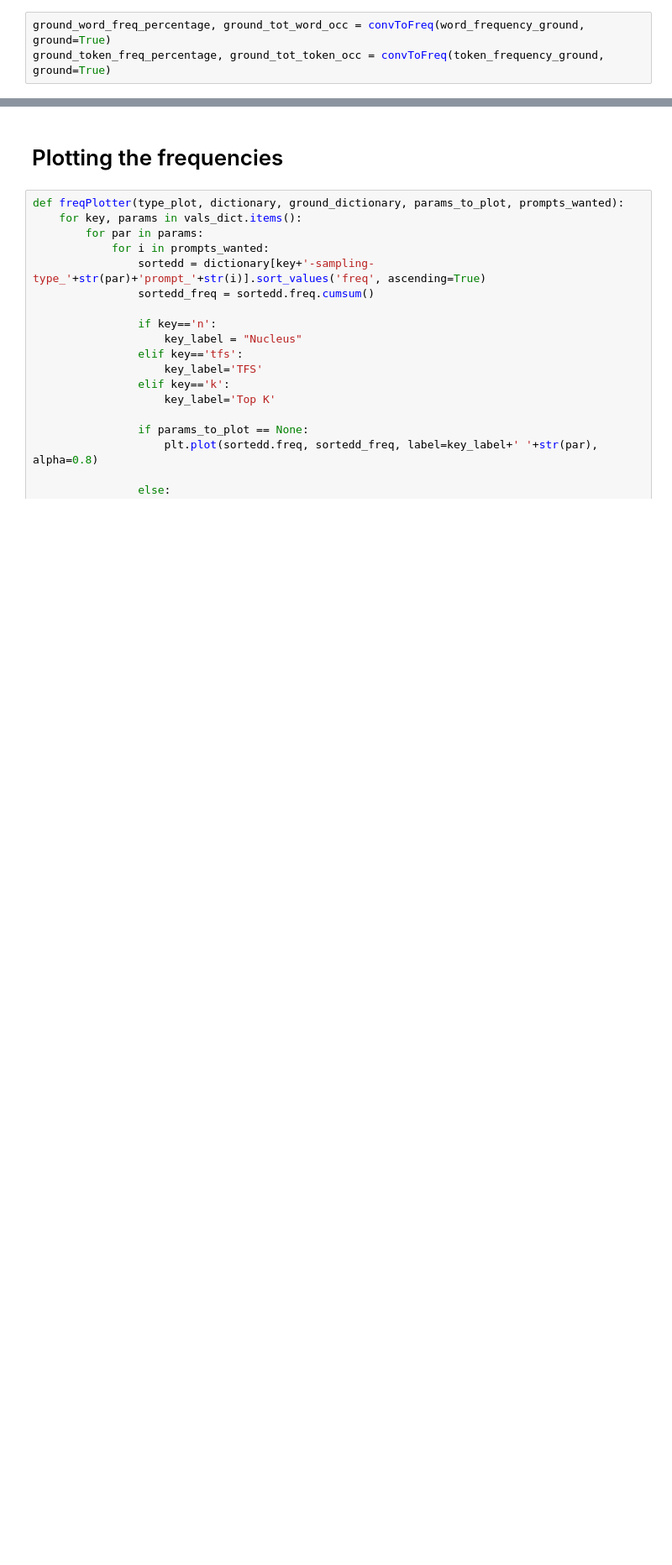
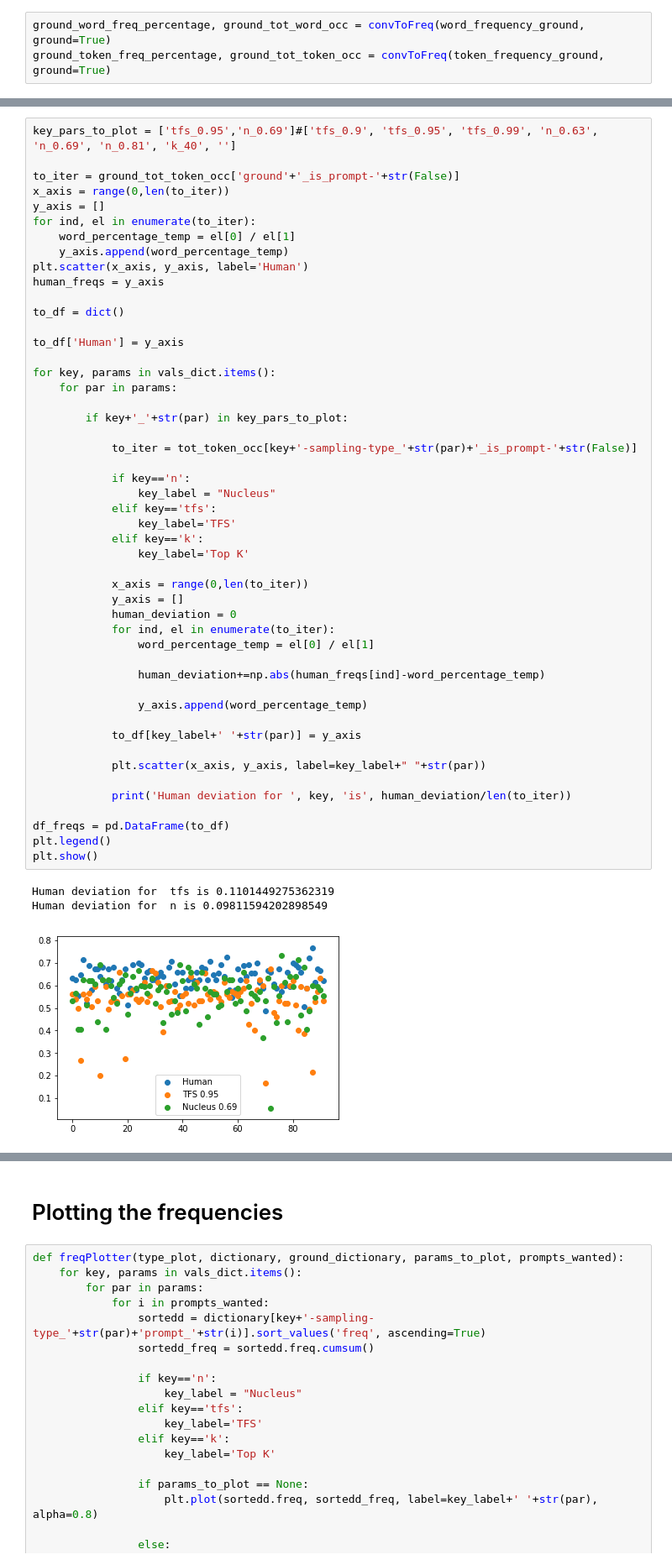
Before and after one commit to TrentBrick/tail-sampling, a Jupyter notebook: VocabDiversityAnalysis.ipynb, the cells around one changed output, grey strips where cells are left out. Shown: that part at 84% size. Saved outputs shown, nothing was run; the diff lists cells and outputs as text; blank space fills up the shorter version.

```diff
--- a/VocabDiversityAnalysis.ipynb
+++ b/VocabDiversityAnalysis.ipynb
@@ -326,0 +459,53 @@ ground_token_freq_percentage, ground_tot_token_occ = convToFreq(token_frequency_
+# %%
+key_pars_to_plot = ['tfs_0.95','n_0.69']#['tfs_0.9', 'tfs_0.95', 'tfs_0.99', 'n_0.63', 'n_0.69', 'n_0.81', 'k_40', '']
+
+to_iter = ground_tot_token_occ['ground'+'_is_prompt-'+str(False)]
+x_axis = range(0,len(to_iter))
+y_axis = []
+for ind, el in enumerate(to_iter):
+    word_percentage_temp = el[0] / el[1]
+    y_axis.append(word_percentage_temp)
+plt.scatter(x_axis, y_axis, label='Human')
+human_freqs = y_axis
+
+to_df = dict()
+
+to_df['Human'] = y_axis
+
+for key, params in vals_dict.items():
+    for par in params:
+
+        if key+'_'+str(par) in key_pars_to_plot:
+
+            to_iter = tot_token_occ[key+'-sampling-type_'+str(par)+'_is_prompt-'+str(False)]
+
+            if key=='n':
+                key_label = "Nucleus"
+            elif key=='tfs':
+                key_label='TFS'
+            elif key=='k':
+                key_label='Top K'
+
+            x_axis = range(0,len(to_iter))
+            y_axis = []
+            human_deviation = 0
+            for ind, el in enumerate(to_iter):
+                word_percentage_temp = el[0] / el[1]
+
+                human_deviation+=np.abs(human_freqs[ind]-word_percentage_temp)
+
+                y_axis.append(word_percentage_temp)
+
+            to_df[key_label+' '+str(par)] = y_axis
+
+            plt.scatter(x_axis, y_axis, label=key_label+" "+str(par))
+
+            print('Human deviation for ', key, 'is', human_deviation/len(to_iter))
+
+df_freqs = pd.DataFrame(to_df)
+plt.legend()
+plt.show()
+# %% [output]
+Human deviation for  tfs is 0.1101449275362319
+Human deviation for  n is 0.09811594202898549
+[figure, added]
```
Also changed, not shown: parts of 22 cells of this notebook.
